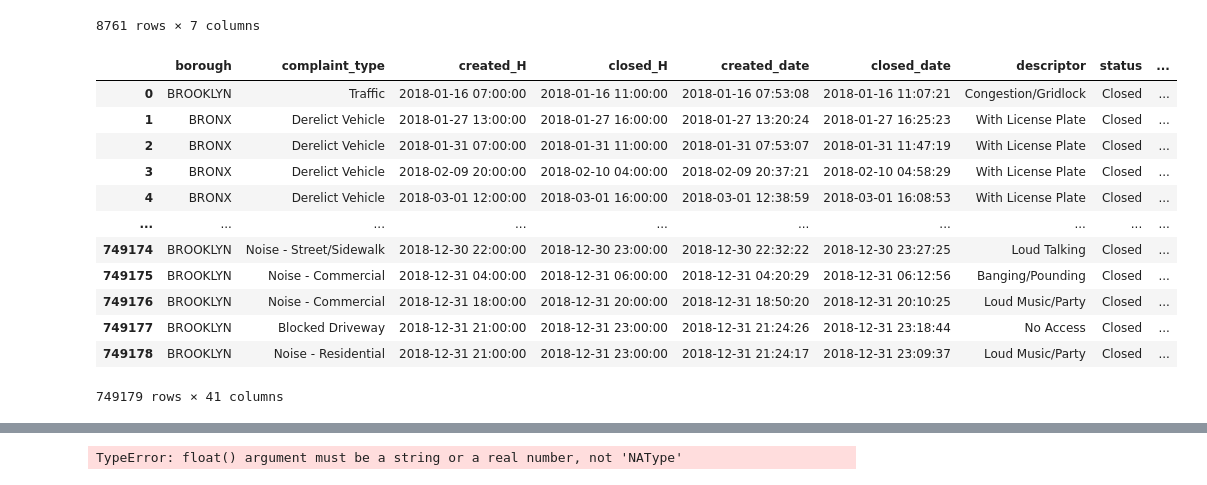
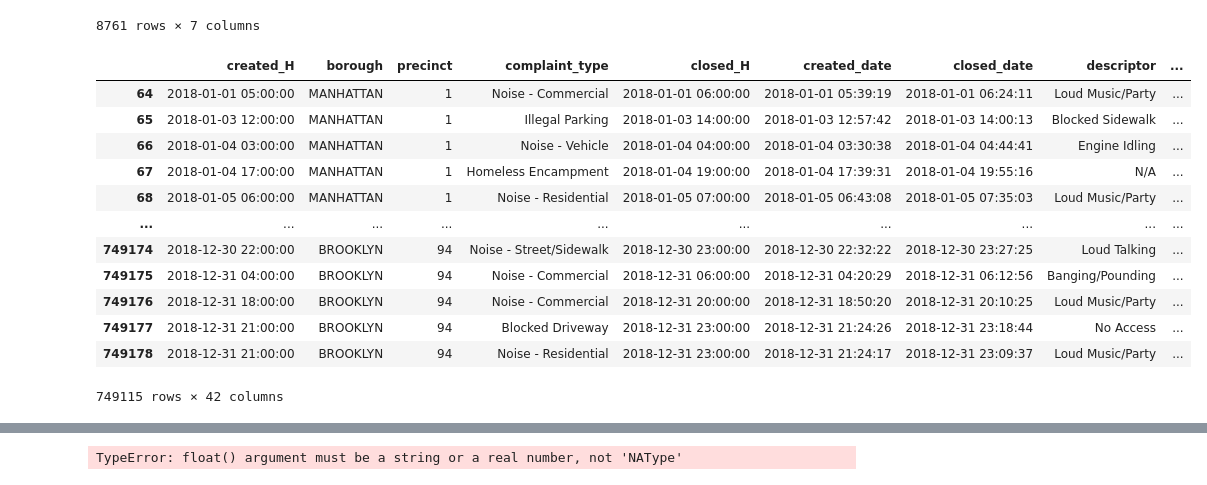
Before and after one commit to jamorr/Capstone, a Jupyter notebook: src/ts_analysis.ipynb, the cells around one changed output, grey strips where cells are left out. Saved outputs shown, nothing was run; the diff lists cells and outputs as text; code cells hidden in the pictures.

```diff
--- a/src/ts_analysis.ipynb
+++ b/src/ts_analysis.ipynb
@@ -69,17 +71,20 @@ hourly_crime.reset_index(inplace=True)
 df['precinct'] = pd.Categorical(df['precinct'].replace('', pd.NA).astype('int64[pyarrow]'))
 df = pd.merge(df, hourly_weather, how='left', left_on=['created_H'], right_on=['date_H'])
 df = pd.merge(df, hourly_crime, how='left', left_on=['created_H', 'precinct'], right_on=['created_H', 'precinct'],)
+del hourly_crime, hourly_weather, crime, weather
-# %% [output]
-|  | borough | complaint_type | created_H | closed_H | created_date | closed_date | descriptor | status | ... |
-| 0 | BROOKLYN | Traffic | 2018-01-16 07:00:00 | 2018-01-16 11:00:00 | 2018-01-16 07:53:08 | 2018-01-16 11:07:21 | Congestion/Gridlock | Closed | ... |
-| 1 | BRONX | Derelict Vehicle | 2018-01-27 13:00:00 | 2018-01-27 16:00:00 | 2018-01-27 13:20:24 | 2018-01-27 16:25:23 | With License Plate | Closed | ... |
-| 2 | BRONX | Derelict Vehicle | 2018-01-31 07:00:00 | 2018-01-31 11:00:00 | 2018-01-31 07:53:07 | 2018-01-31 11:47:19 | With License Plate | Closed | ... |
-| 3 | BRONX | Derelict Vehicle | 2018-02-09 20:00:00 | 2018-02-10 04:00:00 | 2018-02-09 20:37:21 | 2018-02-10 04:58:29 | With License Plate | Closed | ... |
-| 4 | BRONX | Derelict Vehicle | 2018-03-01 12:00:00 | 2018-03-01 16:00:00 | 2018-03-01 12:38:59 | 2018-03-01 16:08:53 | With License Plate | Closed | ... |
-| ... | ... | ... | ... | ... | ... | ... | ... | ... | ... |
-| 749174 | BROOKLYN | Noise - Street/Sidewalk | 2018-12-30 22:00:00 | 2018-12-30 23:00:00 | 2018-12-30 22:32:22 | 2018-12-30 23:27:25 | Loud Talking | Closed | ... |
-| 749175 | BROOKLYN | Noise - Commercial | 2018-12-31 04:00:00 | 2018-12-31 06:00:00 | 2018-12-31 04:20:29 | 2018-12-31 06:12:56 | Banging/Pounding | Closed | ... |
-| 749176 | BROOKLYN | Noise - Commercial | 2018-12-31 18:00:00 | 2018-12-31 20:00:00 | 2018-12-31 18:50:20 | 2018-12-31 20:10:25 | Loud Music/Party | Closed | ... |
-| 749177 | BROOKLYN | Blocked Driveway | 2018-12-31 21:00:00 | 2018-12-31 23:00:00 | 2018-12-31 21:24:26 | 2018-12-31 23:18:44 | No Access | Closed | ... |
-| 749178 | BROOKLYN | Noise - Residential | 2018-12-31 21:00:00 | 2018-12-31 23:00:00 | 2018-12-31 21:24:17 | 2018-12-31 23:09:37 | Loud Music/Party | Closed | ... |
-749179 rows × 41 columns
+# %%
+add_created_count_feat(df, ['borough','precinct','complaint_type'], inplace=True)
+# %% [output]
+|  | created_H | borough | precinct | complaint_type | closed_H | created_date | closed_date | descriptor | ... |
+| 64 | 2018-01-01 05:00:00 | MANHATTAN | 1 | Noise - Commercial | 2018-01-01 06:00:00 | 2018-01-01 05:39:19 | 2018-01-01 06:24:11 | Loud Music/Party | ... |
+| 65 | 2018-01-03 12:00:00 | MANHATTAN | 1 | Illegal Parking | 2018-01-03 14:00:00 | 2018-01-03 12:57:42 | 2018-01-03 14:00:13 | Blocked Sidewalk | ... |
+| 66 | 2018-01-04 03:00:00 | MANHATTAN | 1 | Noise - Vehicle | 2018-01-04 04:00:00 | 2018-01-04 03:30:38 | 2018-01-04 04:44:41 | Engine Idling | ... |
+| 67 | 2018-01-04 17:00:00 | MANHATTAN | 1 | Homeless Encampment | 2018-01-04 19:00:00 | 2018-01-04 17:39:31 | 2018-01-04 19:55:16 | N/A | ... |
+| 68 | 2018-01-05 06:00:00 | MANHATTAN | 1 | Noise - Residential | 2018-01-05 07:00:00 | 2018-01-05 06:43:08 | 2018-01-05 07:35:03 | Loud Music/Party | ... |
+| ... | ... | ... | ... | ... | ... | ... | ... | ... | ... |
+| 749174 | 2018-12-30 22:00:00 | BROOKLYN | 94 | Noise - Street/Sidewalk | 2018-12-30 23:00:00 | 2018-12-30 22:32:22 | 2018-12-30 23:27:25 | Loud Talking | ... |
+| 749175 | 2018-12-31 04:00:00 | BROOKLYN | 94 | Noise - Commercial | 2018-12-31 06:00:00 | 2018-12-31 04:20:29 | 2018-12-31 06:12:56 | Banging/Pounding | ... |
+| 749176 | 2018-12-31 18:00:00 | BROOKLYN | 94 | Noise - Commercial | 2018-12-31 20:00:00 | 2018-12-31 18:50:20 | 2018-12-31 20:10:25 | Loud Music/Party | ... |
+| 749177 | 2018-12-31 21:00:00 | BROOKLYN | 94 | Blocked Driveway | 2018-12-31 23:00:00 | 2018-12-31 21:24:26 | 2018-12-31 23:18:44 | No Access | ... |
+| 749178 | 2018-12-31 21:00:00 | BROOKLYN | 94 | Noise - Residential | 2018-12-31 23:00:00 | 2018-12-31 21:24:17 | 2018-12-31 23:09:37 | Loud Music/Party | ... |
+749115 rows × 42 columns
```
Also changed, not shown: parts of 22 cells of this notebook, 4 other files.
